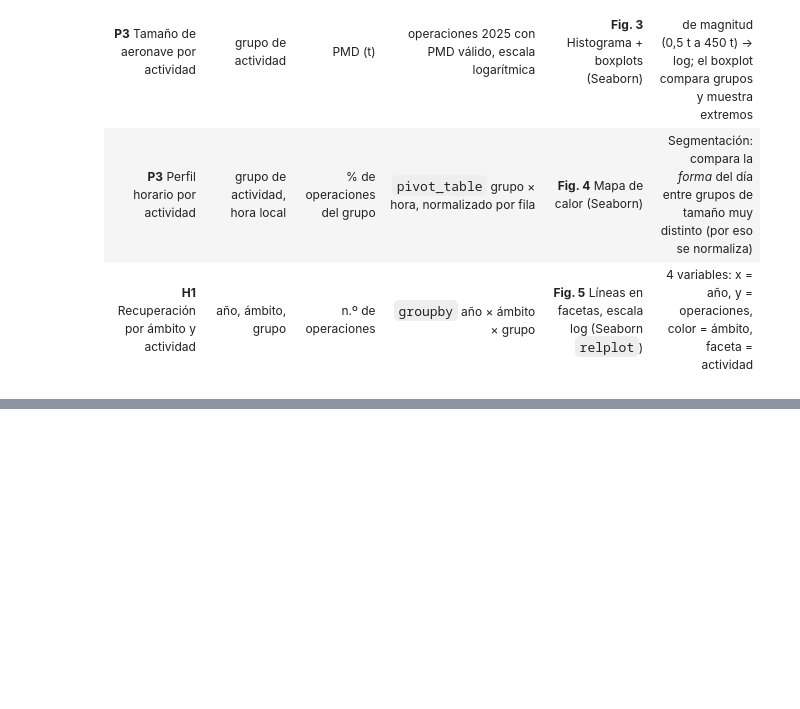
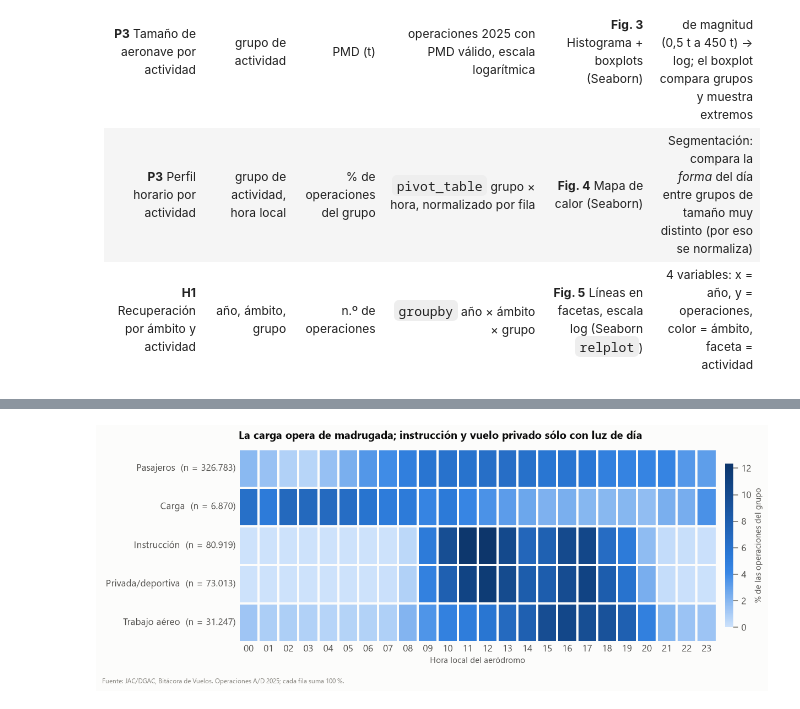
Before and after one commit to Gaboto1/visualizacion-transporte-rojas-gabriel, a Jupyter notebook: notebooks/evaluacion02.ipynb, the cells around one changed output, grey strips where cells are left out. Saved outputs shown, nothing was run; the diff lists cells and outputs as text; code cells hidden in the pictures; blank space fills up the shorter version.

```diff
--- a/notebooks/evaluacion02.ipynb
+++ b/notebooks/evaluacion02.ipynb
@@ -1139,0 +1342,17 @@ Matrículas con más de un modelo registrado: 2,004 de 13,833
+# %%
+fig, ax = plt.subplots(figsize=(12, 4.4))
+n_grupo = horario.sum(axis=1)
+sns.heatmap(horario_pct, cmap=st.CMAP_SECUENCIAL, vmin=0, linewidths=1.5, linecolor=st.SUPERFICIE,
+            cbar_kws={"label": "% de las operaciones del grupo", "shrink": 0.85, "pad": 0.015}, ax=ax)
+ax.set_yticklabels([f"{g}  (n = {st.miles(n_grupo[g])})" for g in horario_pct.index], rotation=0)
+ax.set_xticklabels([f"{h:02d}" for h in horario_pct.columns], rotation=0)
+ax.set_xlabel("Hora local del aeródromo")
+ax.set_ylabel("")
+ax.tick_params(length=0)
+ax.set_title("La carga opera de madrugada; instrucción y vuelo privado sólo con luz de día", pad=12)
+st.fuente(ax, "Fuente: JAC/DGAC, Bitácora de Vuelos. Operaciones A/D 2025; cada fila suma 100 %.")
+fig.tight_layout(rect=(0, 0.04, 1, 1))
+st.guardar(fig, "fig4_sns_perfil_horario_actividad")
+plt.show()
+# %% [output]
+[figure, added]
```
Also changed, not shown: parts of 18 cells of this notebook, 5 other files.
